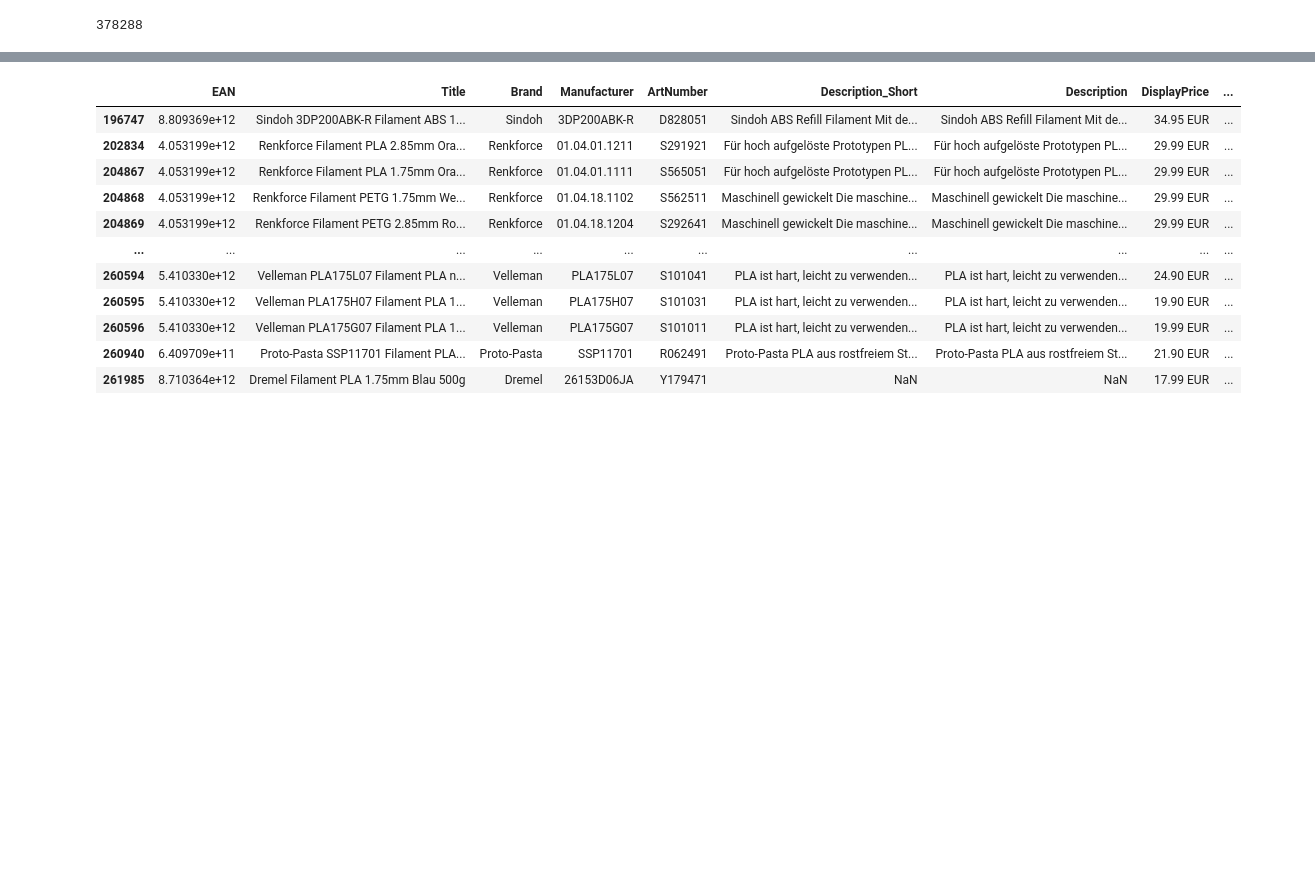
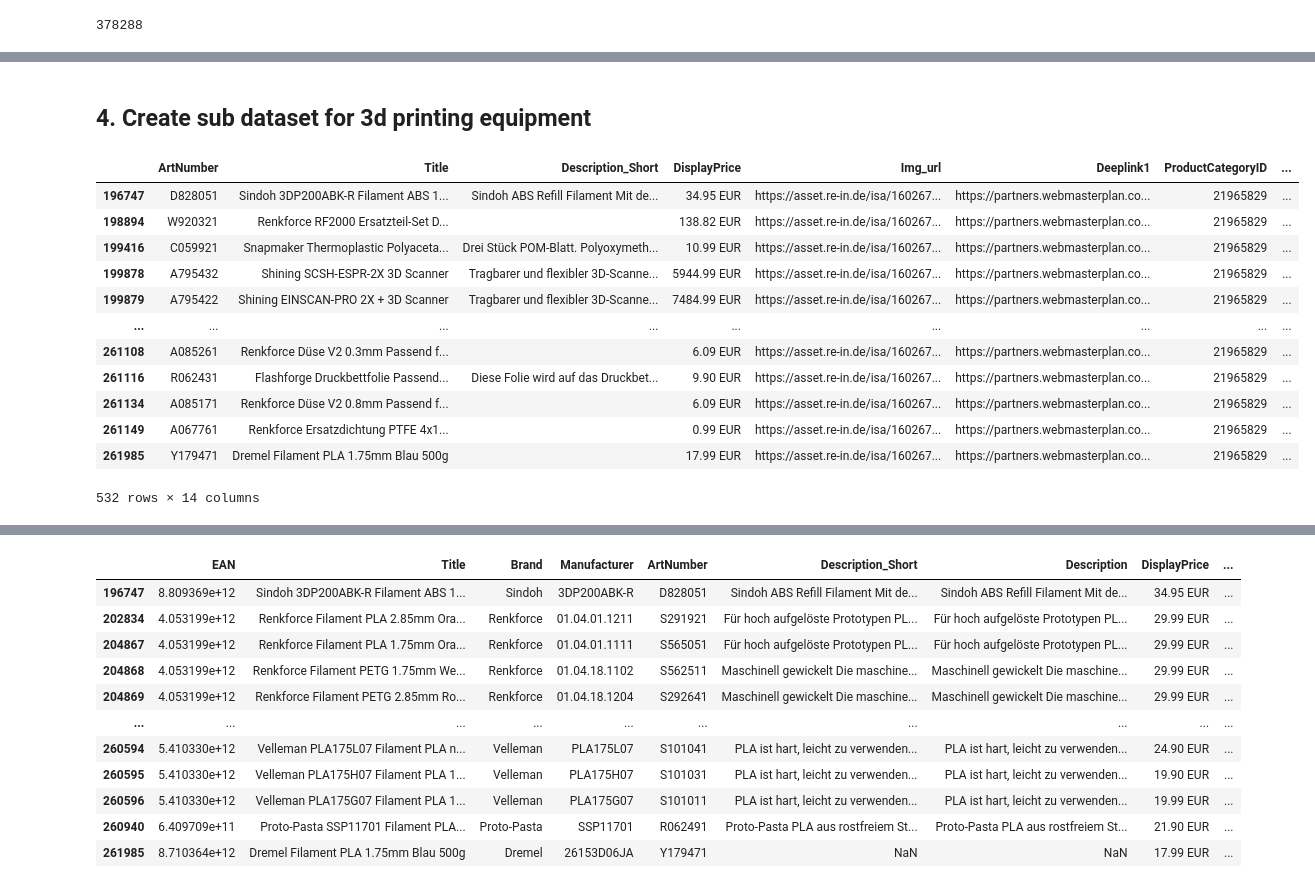
Before and after one commit to subrockmann/product-cleaner, a Jupyter notebook: smdv Produktdaten.ipynb, the cells around one changed output, grey strips where cells are left out. Saved outputs shown, nothing was run; the diff lists cells and outputs as text; code cells hidden in the pictures; blank space fills up the shorter version.

```diff
--- a/smdv Produktdaten.ipynb
+++ b/smdv Produktdaten.ipynb
@@ -114,0 +112,2 @@ small_df = filament_df[filament_df['Title'].str.contains('Fila')]
+# %% [markdown]
+## 4. Create sub dataset for 3d printing equipment
@@ -114,0 +116,18 @@ small_df = filament_df[filament_df['Title'].str.contains('Fila')]
+# %%
+df_3d = df[df['ProductCategoryID']==cat_id].copy()
+# %%
+df_3d
+# %% [output]
+|  | ArtNumber | Title | Description_Short | DisplayPrice | Img_url | Deeplink1 | ProductCategoryID | ... |
+| 196747 | D828051 | Sindoh 3DP200ABK-R Filament ABS 1... | Sindoh ABS Refill Filament Mit de... | 34.95 EUR | https://asset.re-in.de/isa/160267... | https://partners.webmasterplan.co... | 21965829 | ... |
+| 198894 | W920321 | Renkforce RF2000 Ersatzteil-Set D... |  | 138.82 EUR | https://asset.re-in.de/isa/160267... | https://partners.webmasterplan.co... | 21965829 | ... |
+| 199416 | C059921 | Snapmaker Thermoplastic Polyaceta... | Drei Stück POM-Blatt. Polyoxymeth... | 10.99 EUR | https://asset.re-in.de/isa/160267... | https://partners.webmasterplan.co... | 21965829 | ... |
+| 199878 | A795432 | Shining SCSH-ESPR-2X 3D Scanner | Tragbarer und flexibler 3D-Scanne... | 5944.99 EUR | https://asset.re-in.de/isa/160267... | https://partners.webmasterplan.co... | 21965829 | ... |
+| 199879 | A795422 | Shining EINSCAN-PRO 2X + 3D Scanner | Tragbarer und flexibler 3D-Scanne... | 7484.99 EUR | https://asset.re-in.de/isa/160267... | https://partners.webmasterplan.co... | 21965829 | ... |
+| ... | ... | ... | ... | ... | ... | ... | ... | ... |
+| 261108 | A085261 | Renkforce Düse V2 0.3mm Passend f... |  | 6.09 EUR | https://asset.re-in.de/isa/160267... | https://partners.webmasterplan.co... | 21965829 | ... |
+| 261116 | R062431 | Flashforge Druckbettfolie Passend... | Diese Folie wird auf das Druckbet... | 9.90 EUR | https://asset.re-in.de/isa/160267... | https://partners.webmasterplan.co... | 21965829 | ... |
+| 261134 | A085171 | Renkforce Düse V2 0.8mm Passend f... |  | 6.09 EUR | https://asset.re-in.de/isa/160267... | https://partners.webmasterplan.co... | 21965829 | ... |
+| 261149 | A067761 | Renkforce Ersatzdichtung PTFE 4x1... |  | 0.99 EUR | https://asset.re-in.de/isa/160267... | https://partners.webmasterplan.co... | 21965829 | ... |
+| 261985 | Y179471 | Dremel Filament PLA 1.75mm Blau 500g |  | 17.99 EUR | https://asset.re-in.de/isa/160267... | https://partners.webmasterplan.co... | 21965829 | ... |
+532 rows × 14 columns
```
Also changed, not shown: parts of 25 cells of this notebook.
